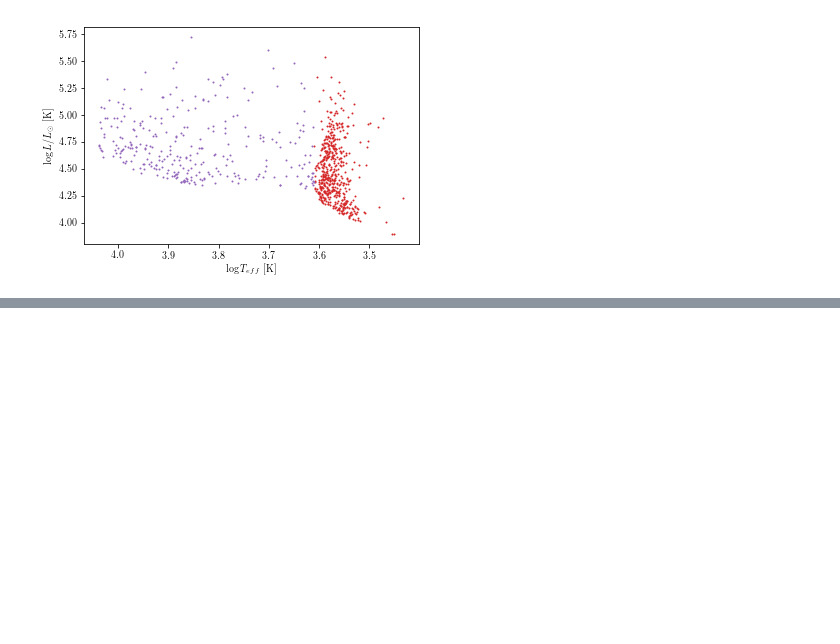
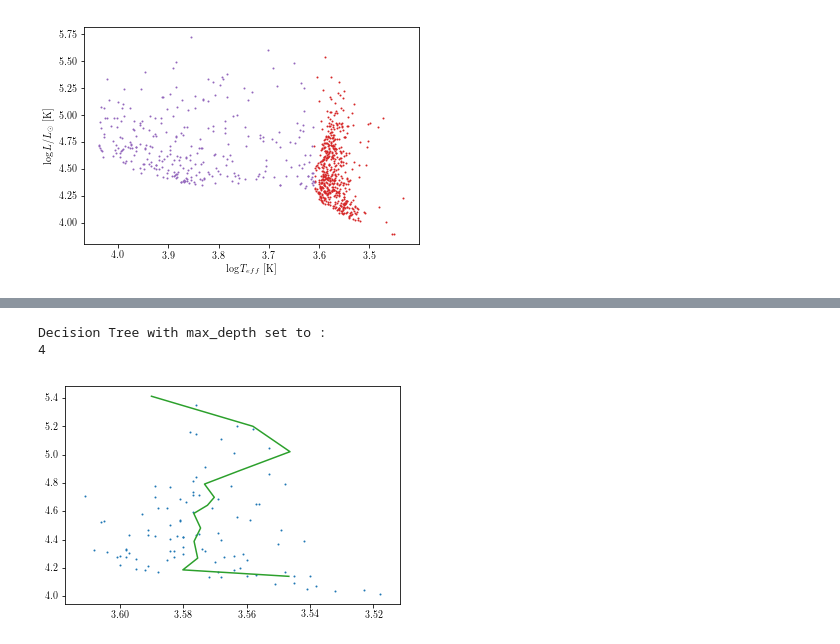
Before and after one commit to tzdwi/LLcoolJ, a Jupyter notebook: code/rsg_features.ipynb, the cells around one changed output, grey strips where cells are left out. Saved outputs shown, nothing was run; the diff lists cells and outputs as text; code cells hidden in the pictures; blank space fills up the shorter version.

Commit message:
Decision Treegit status

```diff
--- a/code/rsg_features.ipynb
+++ b/code/rsg_features.ipynb
@@ -149,0 +160,31 @@ StructureFunction_index_32
+# %%
+from sklearn.tree import DecisionTreeRegressor
+from sklearn.model_selection import GridSearchCV
+from sklearn.model_selection import train_test_split
+
+X = rsg_df.iloc[:,2:].values
+y = rsg_df.iloc[:,:2].values
+
+X_train, X_test, y_train, y_test = train_test_split(
+    X, y, test_size=0.2, random_state=np.random.randint(1))
+
+params = {'max_depth': np.arange(2,15,1)}
+grid = GridSearchCV(DecisionTreeRegressor(), params)
+grid.fit(X_train, y_train)
+
+tree = grid.best_estimator_
+max_depth = tree.max_depth
+print('Decision Tree with max_depth set to :')
+print(max_depth)
+tree.fit(X,y)
+y_check = tree.predict(X_test)
+# %% [output]
+Decision Tree with max_depth set to :
+4
+# %%
+plt.scatter(y_test[:,0],y_test[:,1],s=1)
+isort = np.argsort(y_check[:,1])
+plt.plot(y_check[:,0][isort],y_check[:,1][isort],c='C2')
+plt.gca().invert_xaxis()
+# %% [output]
+[figure, added]
```
Also changed, not shown: parts of 8 cells of this notebook.
